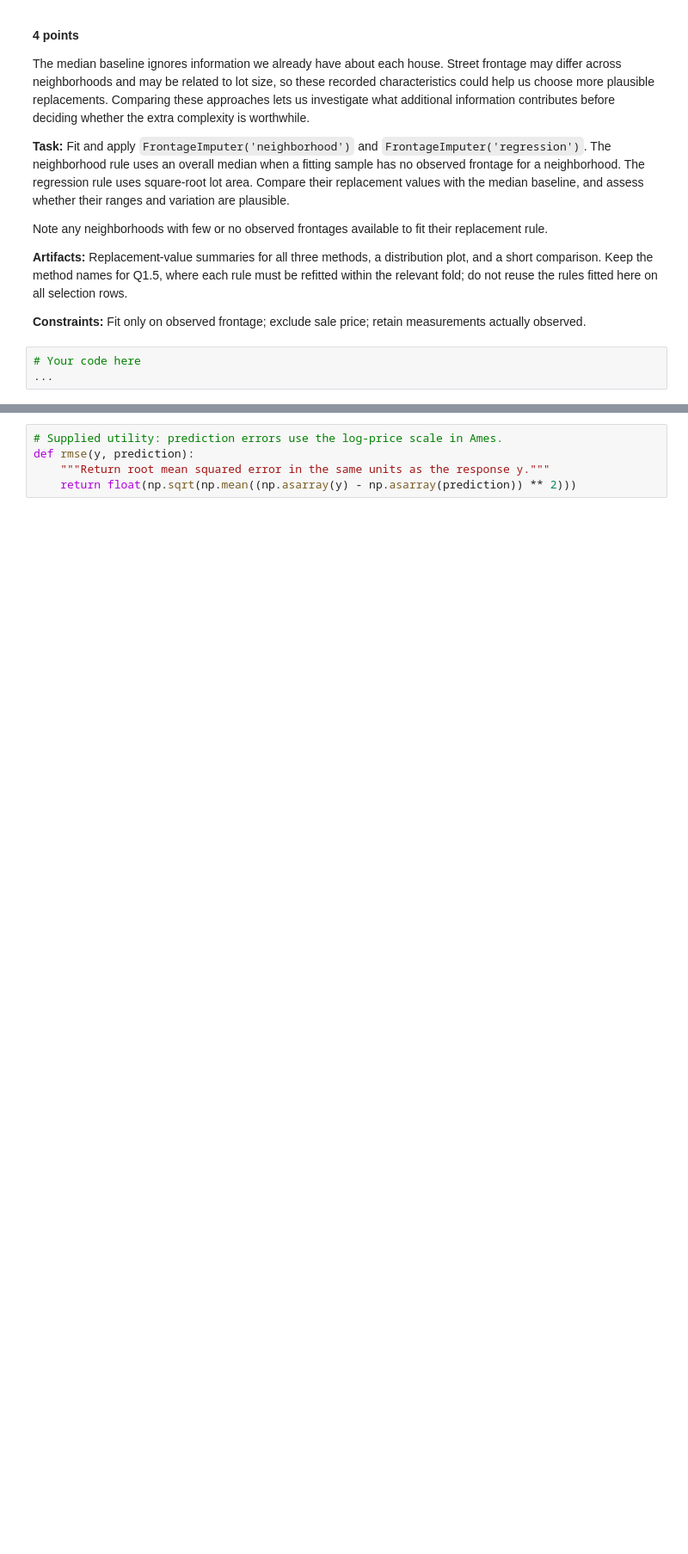
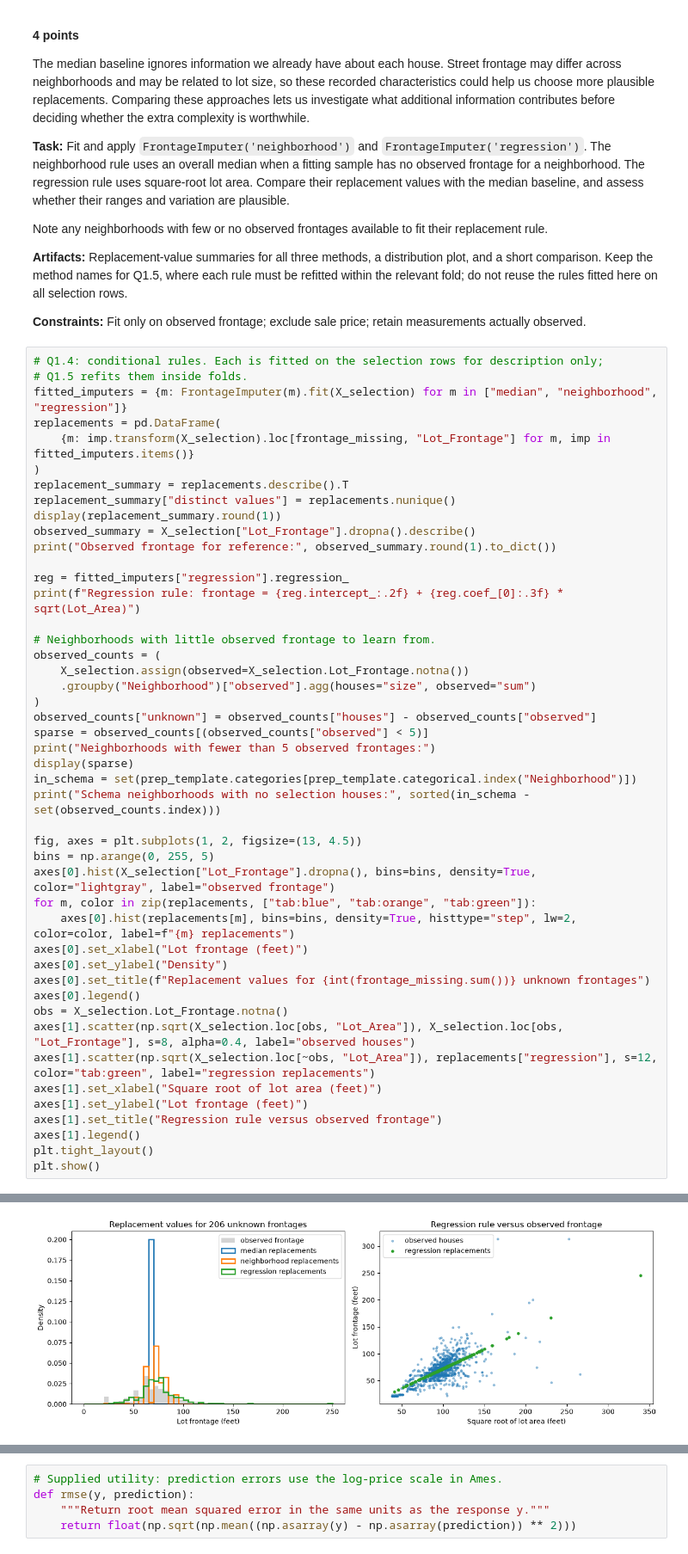
Before and after one commit to qqgjyx/AC-209A, a Jupyter notebook: homeworks/cs1090a_hw3/cs1090a_hw3.ipynb, the cells around one changed output, grey strips where cells are left out. Shown at 86% size. Cells and saved outputs as stored; diff of their text form; blank space fills up the shorter version.

```diff
--- a/homeworks/cs1090a_hw3/cs1090a_hw3.ipynb
+++ b/homeworks/cs1090a_hw3/cs1090a_hw3.ipynb
@@ -213,5 +431,49 @@ Note any neighborhoods with few or no observed frontages available to fit their
 
 **Constraints:** Fit only on observed frontage; exclude sale price; retain measurements actually observed.
 # %%
-# Your code here
-...
+# Q1.4: conditional rules. Each is fitted on the selection rows for description only;
+# Q1.5 refits them inside folds.
+fitted_imputers = {m: FrontageImputer(m).fit(X_selection) for m in ["median", "neighborhood", "regression"]}
+replacements = pd.DataFrame(
+    {m: imp.transform(X_selection).loc[frontage_missing, "Lot_Frontage"] for m, imp in fitted_imputers.items()}
+)
+replacement_summary = replacements.describe().T
+replacement_summary["distinct values"] = replacements.nunique()
+display(replacement_summary.round(1))
+observed_summary = X_selection["Lot_Frontage"].dropna().describe()
+print("Observed frontage for reference:", observed_summary.round(1).to_dict())
+
+reg = fitted_imputers["regression"].regression_
+print(f"Regression rule: frontage = {reg.intercept_:.2f} + {reg.coef_[0]:.3f} * sqrt(Lot_Area)")
+
+# Neighborhoods with little observed frontage to learn from.
+observed_counts = (
+    X_selection.assign(observed=X_selection.Lot_Frontage.notna())
+    .groupby("Neighborhood")["observed"].agg(houses="size", observed="sum")
+)
+observed_counts["unknown"] = observed_counts["houses"] - observed_counts["observed"]
+sparse = observed_counts[(observed_counts["observed"] < 5)]
+print("Neighborhoods with fewer than 5 observed frontages:")
+display(sparse)
+in_schema = set(prep_template.categories[prep_template.categorical.index("Neighborhood")])
+print("Schema neighborhoods with no selection houses:", sorted(in_schema - set(observed_counts.index)))
+
+fig, axes = plt.subplots(1, 2, figsize=(13, 4.5))
+bins = np.arange(0, 255, 5)
+axes[0].hist(X_selection["Lot_Frontage"].dropna(), bins=bins, density=True, color="lightgray", label="observed frontage")
+for m, color in zip(replacements, ["tab:blue", "tab:orange", "tab:green"]):
+    axes[0].hist(replacements[m], bins=bins, density=True, histtype="step", lw=2, color=color, label=f"{m} replacements")
+axes[0].set_xlabel("Lot frontage (feet)")
+axes[0].set_ylabel("Density")
+axes[0].set_title(f"Replacement values for {int(frontage_missing.sum())} unknown frontages")
+axes[0].legend()
+obs = X_selection.Lot_Frontage.notna()
+axes[1].scatter(np.sqrt(X_selection.loc[obs, "Lot_Area"]), X_selection.loc[obs, "Lot_Frontage"], s=8, alpha=0.4, label="observed houses")
+axes[1].scatter(np.sqrt(X_selection.loc[~obs, "Lot_Area"]), replacements["regression"], s=12, color="tab:green", label="regression replacements")
+axes[1].set_xlabel("Square root of lot area (feet)")
+axes[1].set_ylabel("Lot frontage (feet)")
+axes[1].set_title("Regression rule versus observed frontage")
+axes[1].legend()
+plt.tight_layout()
+plt.show()
+# %% [output]
@@ -218,3 +493,4 @@ Note any neighborhoods with few or no observed frontages available to fit their
+[figure, added]
 # %% [markdown]
 **Written response — Q1.4**
 
```
Also changed, not shown: parts of 75 cells of this notebook.
